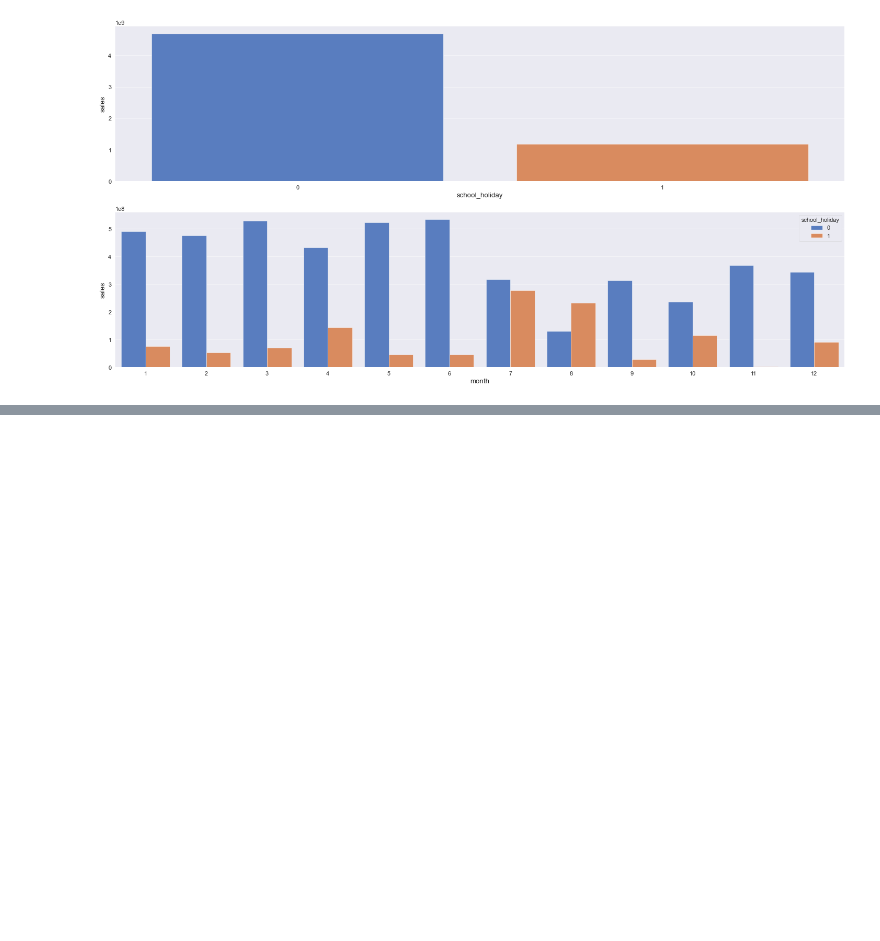
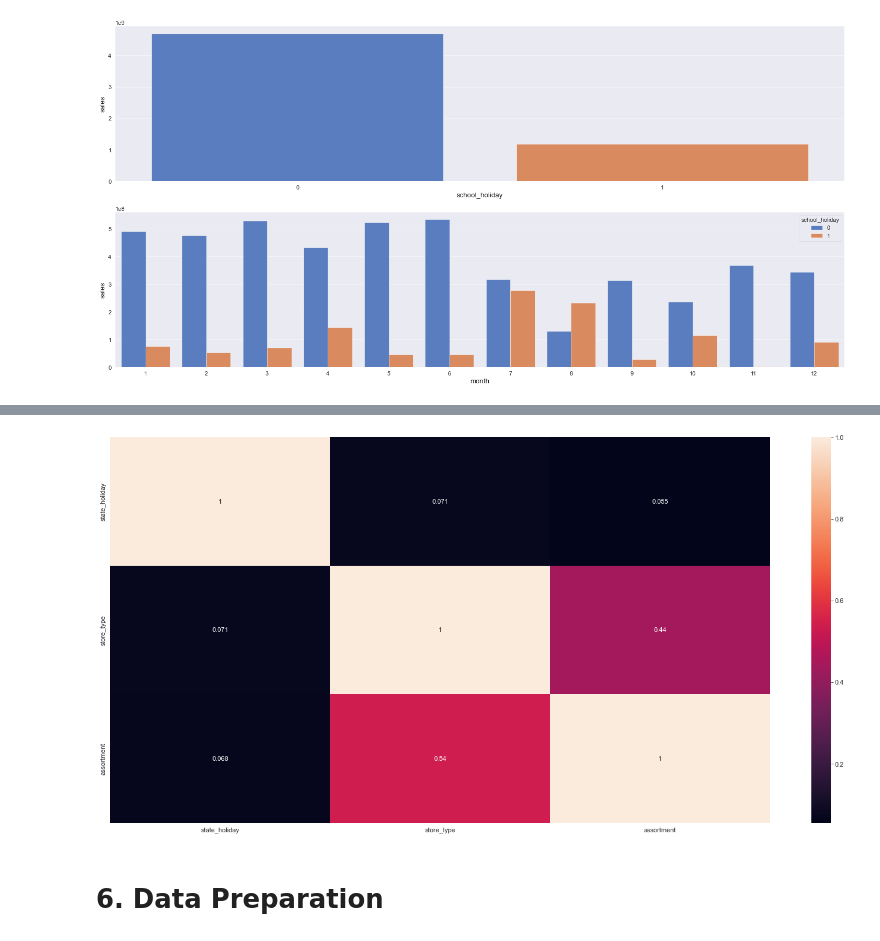
Before and after one commit to Gutscs/Rossmann-Forecasting-Sales, a Jupyter notebook: RossmanSales.ipynb, the cells around one changed output, grey strips where cells are left out. Cells and saved outputs as stored; diff of their text form; code cells hidden in the pictures; blank space fills up the shorter version.

```diff
--- a/RossmanSales.ipynb
+++ b/RossmanSales.ipynb
@@ -36,6 +39,20 @@ def jupyter_settings():
     sns.set_palette("muted")
 
     warnings.filterwarnings('ignore')
+
+
+def cramer_v( x, y ):
+    cm = pd.crosstab( x, y ).values
+    n = cm.sum()
+    r, k = cm.shape
+
+    chi2 = ss.chi2_contingency( cm )[ 0 ]
+    chi2corr = max( 0, chi2 - (k-1)*(r-1)/(n-1) )
+
+    kcorr = k - (k-1)**2/(n-1)
+    rcorr = k - (r-1)**2/(n-1)
+
+    return np.sqrt( ( chi2corr/n ) / ( min( kcorr-1, rcorr-1 ) ))
 # %%
 jupyter_settings()
 # %% [output]
@@ -846,0 +922,4 @@ sns.barplot( x = 'month', y = 'sales',  hue = 'school_holiday', data = df_aux2);
+# %%
+# get only catgorical attributes
+df_aux = df4.select_dtypes( include = 'object' )
+df_aux.head(5)
@@ -846,0 +933,25 @@ sns.barplot( x = 'month', y = 'sales',  hue = 'school_holiday', data = df_aux2);
+# %%
+# Cramer's V for attributes pairs
+df_aux1 = cramer_v(df_aux['state_holiday'], df_aux['state_holiday'])
+df_aux2 = cramer_v(df_aux['state_holiday'], df_aux['store_type'])
+df_aux3 = cramer_v(df_aux['state_holiday'], df_aux['assortment'])
+
+df_aux4 = cramer_v(df_aux['store_type'], df_aux['state_holiday'])
+df_aux5 = cramer_v(df_aux['store_type'], df_aux['store_type'])
+df_aux6 = cramer_v(df_aux['store_type'], df_aux['assortment'])
+
+df_aux7 = cramer_v(df_aux['assortment'], df_aux['state_holiday'])
+df_aux8 = cramer_v(df_aux['assortment'], df_aux['store_type'])
+df_aux9 = cramer_v(df_aux['assortment'], df_aux['assortment'])
+
+df_corr = pd.DataFrame( {'state_holiday': [df_aux1, df_aux2, df_aux3],
+              'store_type': [df_aux4, df_aux5, df_aux6],
+              'assortment': [df_aux7, df_aux8, df_aux9] })
+
+# strength of the correlation between categorical attributes
+df_corr = df_corr.set_index( df_corr.columns )
+sns.heatmap( df_corr, annot = True );
+# %% [output]
+[figure, added]
+# %% [markdown]
+# 6. Data Preparation
```
Also changed, not shown: parts of 23 cells of this notebook.
